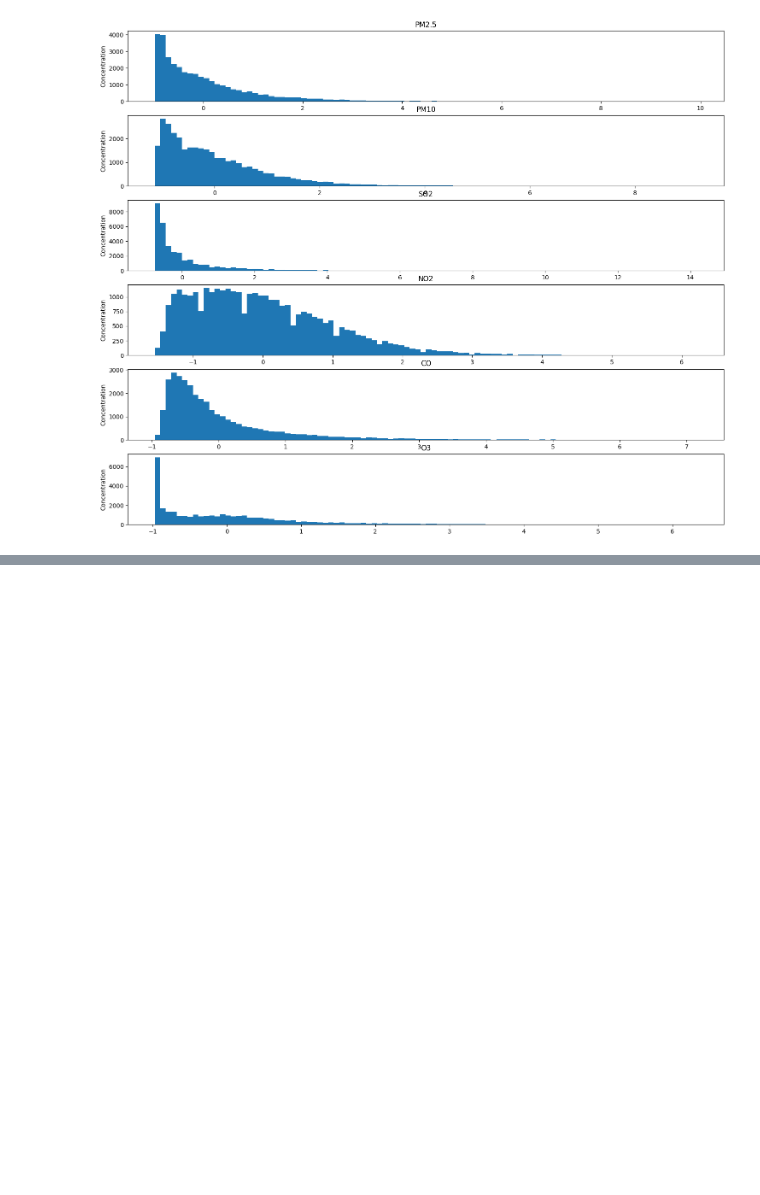
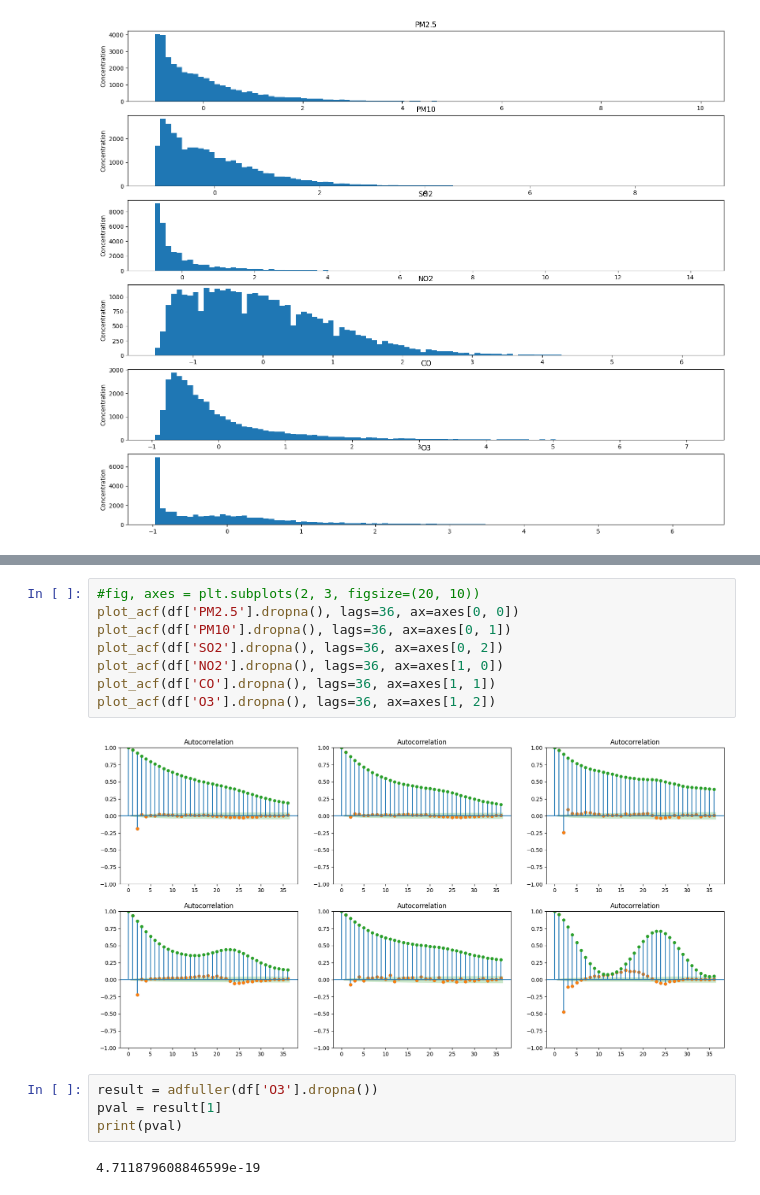
Before and after one commit to almar5855/CMP7005_PRAC1, a Jupyter notebook: sandpit.ipynb, the cells around one changed output, grey strips where cells are left out. Cells and saved outputs as stored; diff of their text form; blank space fills up the shorter version.

```diff
--- a/sandpit.ipynb
+++ b/sandpit.ipynb
@@ -69,0 +98,16 @@ plt.show()
+# %%
+#fig, axes = plt.subplots(2, 3, figsize=(20, 10))
+plot_acf(df['PM2.5'].dropna(), lags=36, ax=axes[0, 0])
+plot_acf(df['PM10'].dropna(), lags=36, ax=axes[0, 1])
+plot_acf(df['SO2'].dropna(), lags=36, ax=axes[0, 2])
+plot_acf(df['NO2'].dropna(), lags=36, ax=axes[1, 0])
+plot_acf(df['CO'].dropna(), lags=36, ax=axes[1, 1])
+plot_acf(df['O3'].dropna(), lags=36, ax=axes[1, 2])
+# %% [output]
+[figure, added]
+# %%
+result = adfuller(df['O3'].dropna())
+pval = result[1]
+print(pval)
+# %% [output]
+4.711879608846599e-19
```
Also changed, not shown: parts of 8 cells of this notebook.
